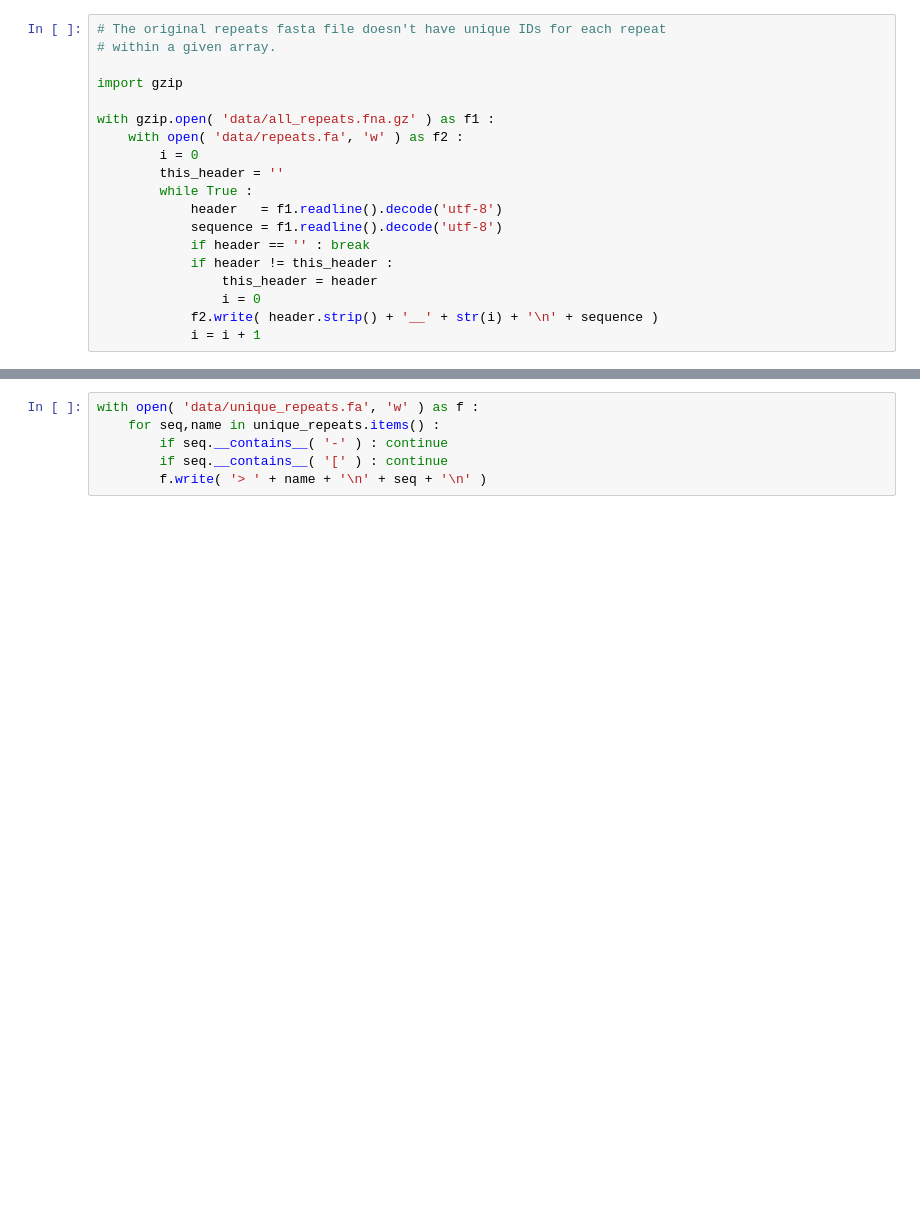
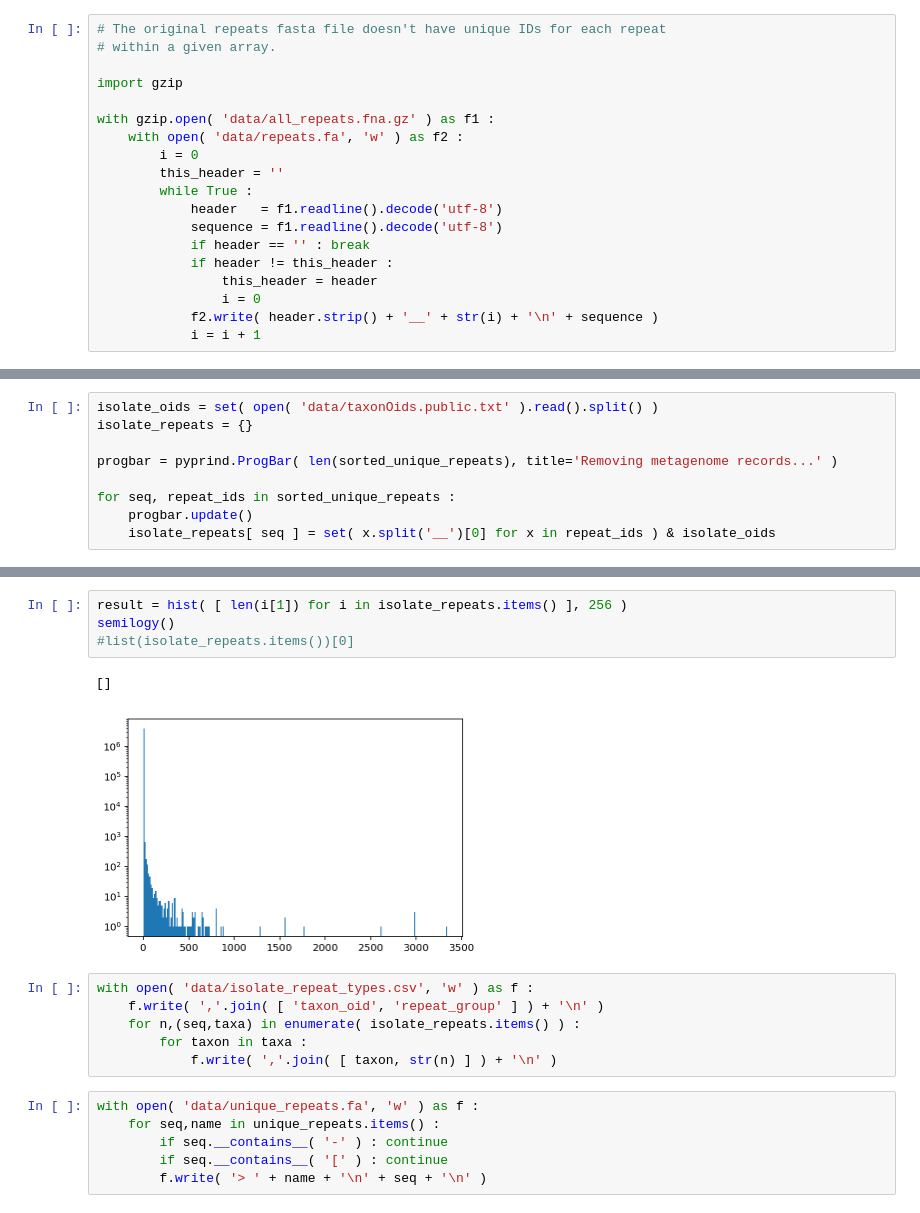
Before and after one commit to camillescott/viralnet, a Jupyter notebook: ViralNetworks.ipynb, the cells around one changed output, grey strips where cells are left out. Cells and saved outputs as stored; diff of their text form; blank space fills up the shorter version.

```diff
--- a/ViralNetworks.ipynb
+++ b/ViralNetworks.ipynb
@@ -144,0 +156,9 @@ unique repeats :  3854456
+# %%
+isolate_oids = set( open( 'data/taxonOids.public.txt' ).read().split() )
+isolate_repeats = {}
+
+progbar = pyprind.ProgBar( len(sorted_unique_repeats), title='Removing metagenome records...' )
+
+for seq, repeat_ids in sorted_unique_repeats :
+    progbar.update()
+    isolate_repeats[ seq ] = set( x.split('__')[0] for x in repeat_ids ) & isolate_oids
@@ -145,3 +169,16 @@ unique repeats :  3854456
+# %%
+result = hist( [ len(i[1]) for i in isolate_repeats.items() ], 256 )
+semilogy()
+#list(isolate_repeats.items())[0]
+# %% [output]
+[]
+[figure, added]
+# %%
+with open( 'data/isolate_repeat_types.csv', 'w' ) as f :
+    f.write( ','.join( [ 'taxon_oid', 'repeat_group' ] ) + '\n' )
+    for n,(seq,taxa) in enumerate( isolate_repeats.items() ) :
+        for taxon in taxa :
+            f.write( ','.join( [ taxon, str(n) ] ) + '\n' )
 # %%
 with open( 'data/unique_repeats.fa', 'w' ) as f :
     for seq,name in unique_repeats.items() :
```
Also changed, not shown: parts of 4 cells of this notebook, 1 other file.
